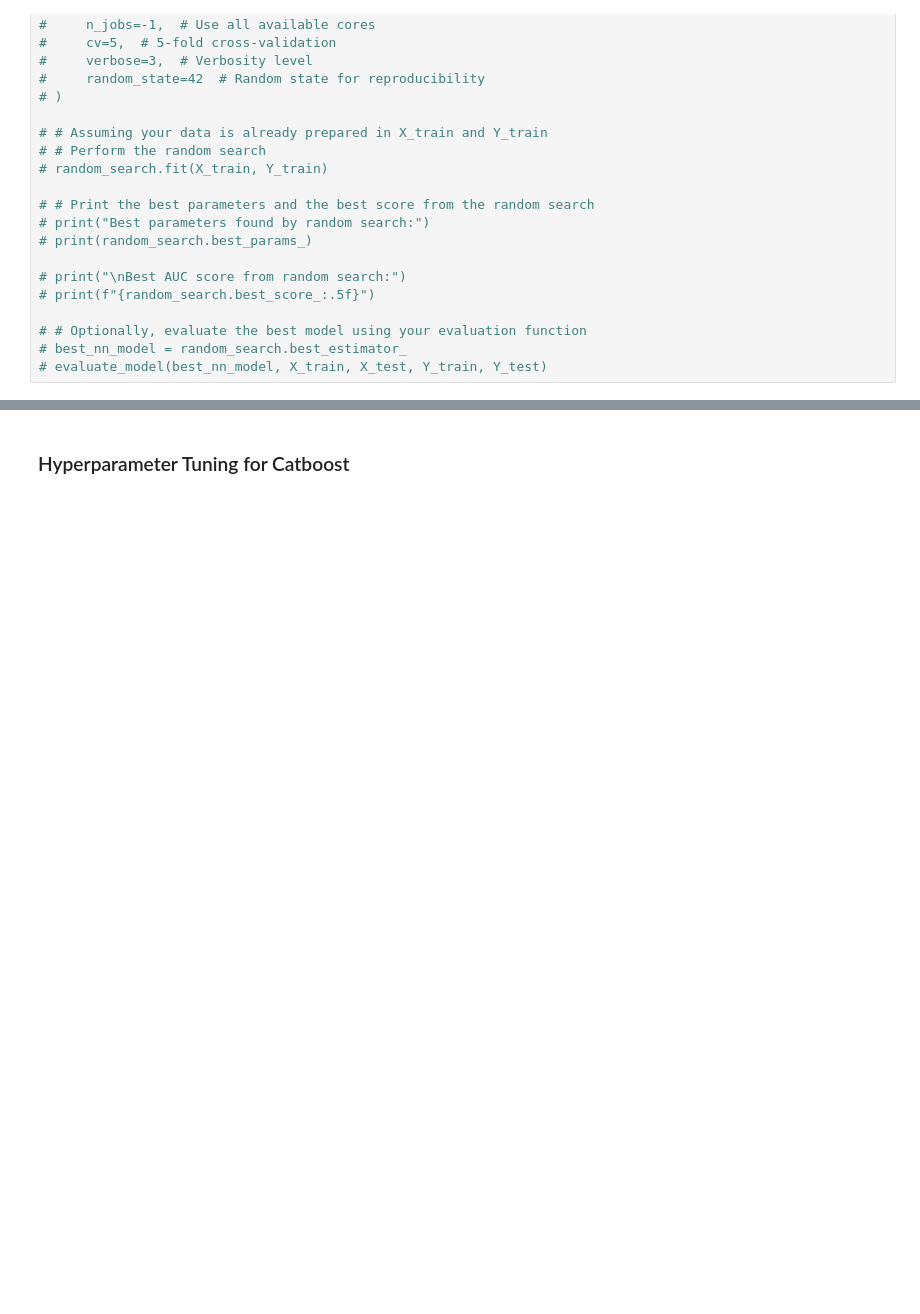
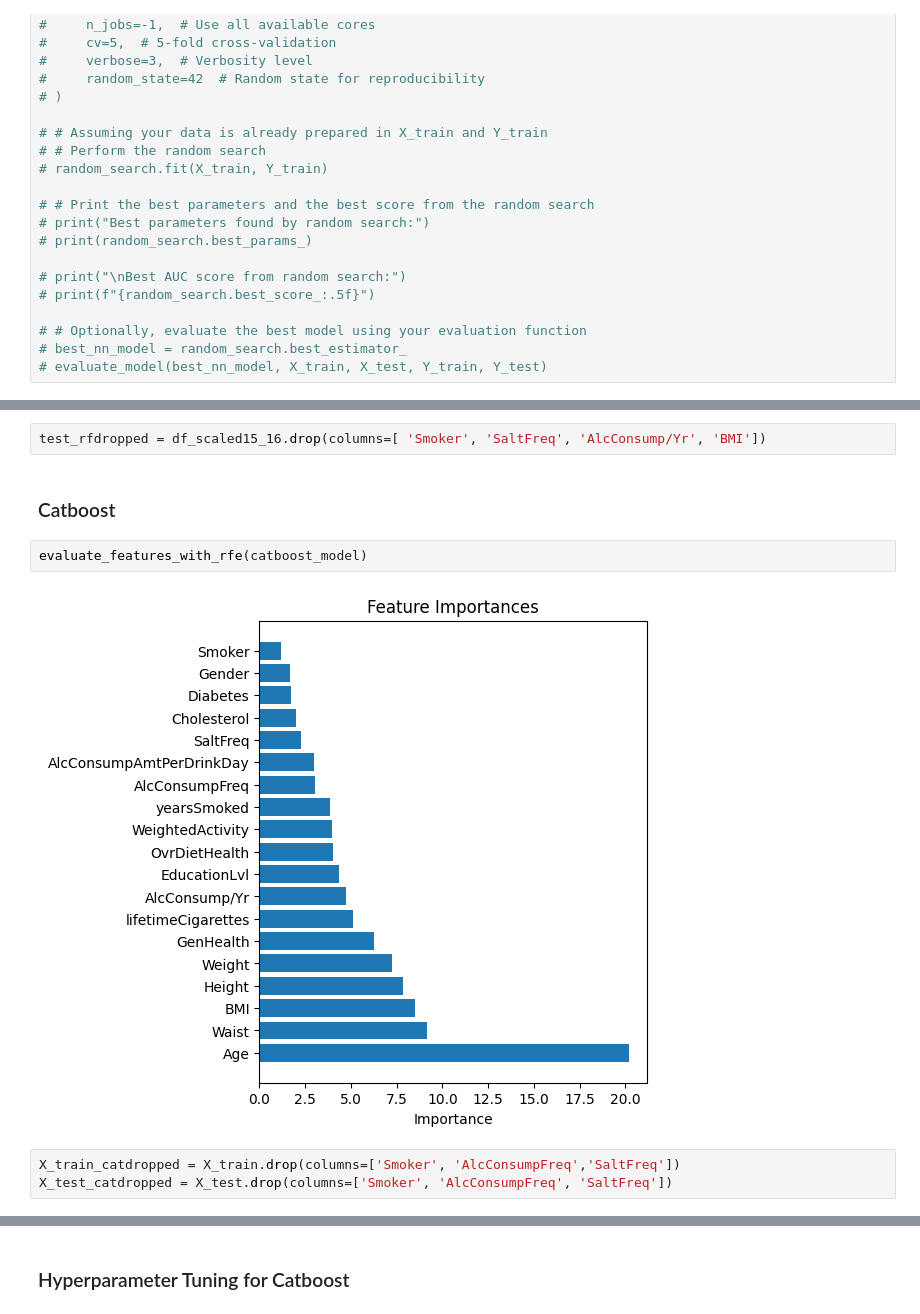
Before and after one commit to samcohen1/HypertensionML, a Jupyter notebook: newSimpleML.ipynb, the cells around one changed output, grey strips where cells are left out. Cells and saved outputs as stored; diff of their text form; blank space fills up the shorter version.

```diff
--- a/newSimpleML.ipynb
+++ b/newSimpleML.ipynb
@@ -1224,0 +1341,11 @@ AUC Score: 0.79687
+# %%
+test_rfdropped = df_scaled15_16.drop(columns=[ 'Smoker', 'SaltFreq', 'AlcConsump/Yr', 'BMI'])
+# %% [markdown]
+### Catboost
+# %%
+evaluate_features_with_rfe(catboost_model)
+# %% [output]
+[figure, added]
+# %%
+X_train_catdropped = X_train.drop(columns=['Smoker', 'AlcConsumpFreq','SaltFreq'])
+X_test_catdropped = X_test.drop(columns=['Smoker', 'AlcConsumpFreq', 'SaltFreq'])
```
Also changed, not shown: parts of 39 cells of this notebook.
